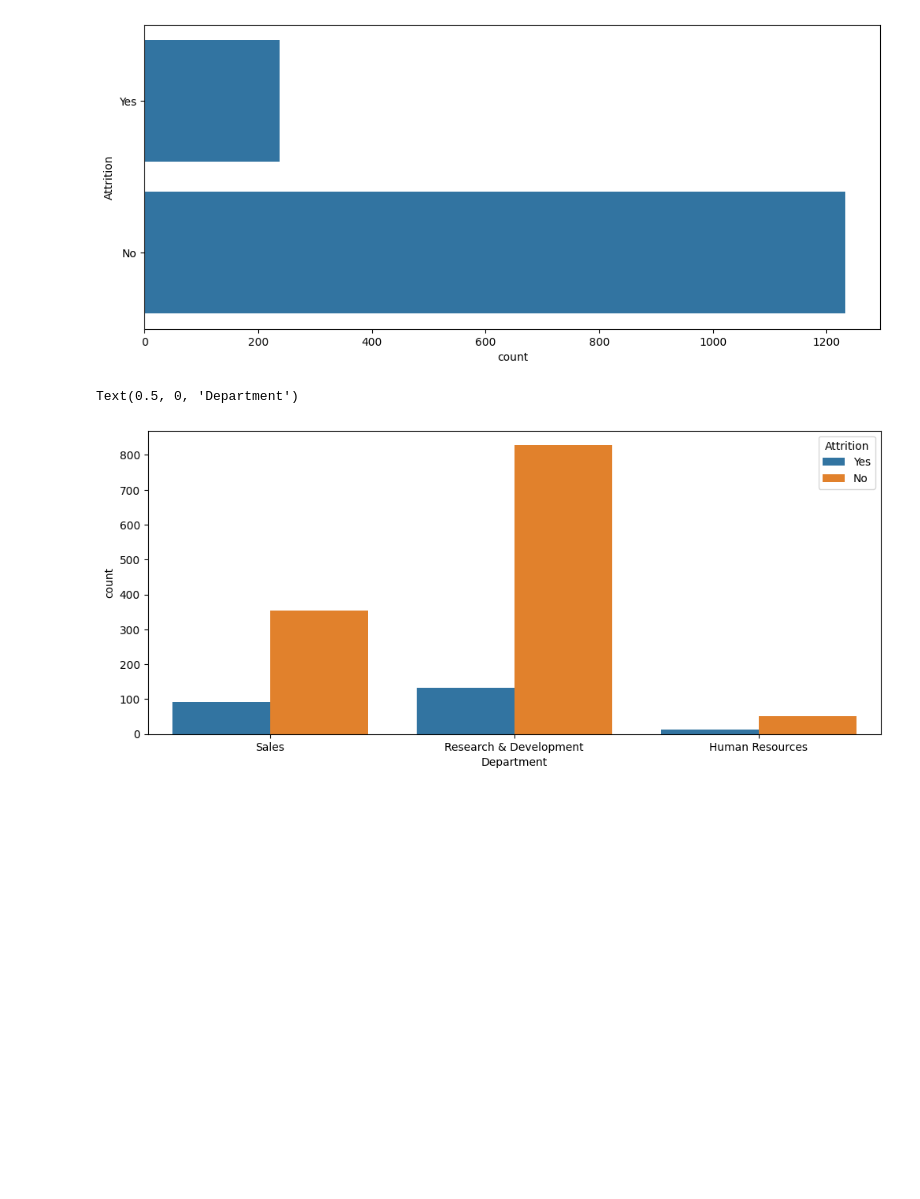
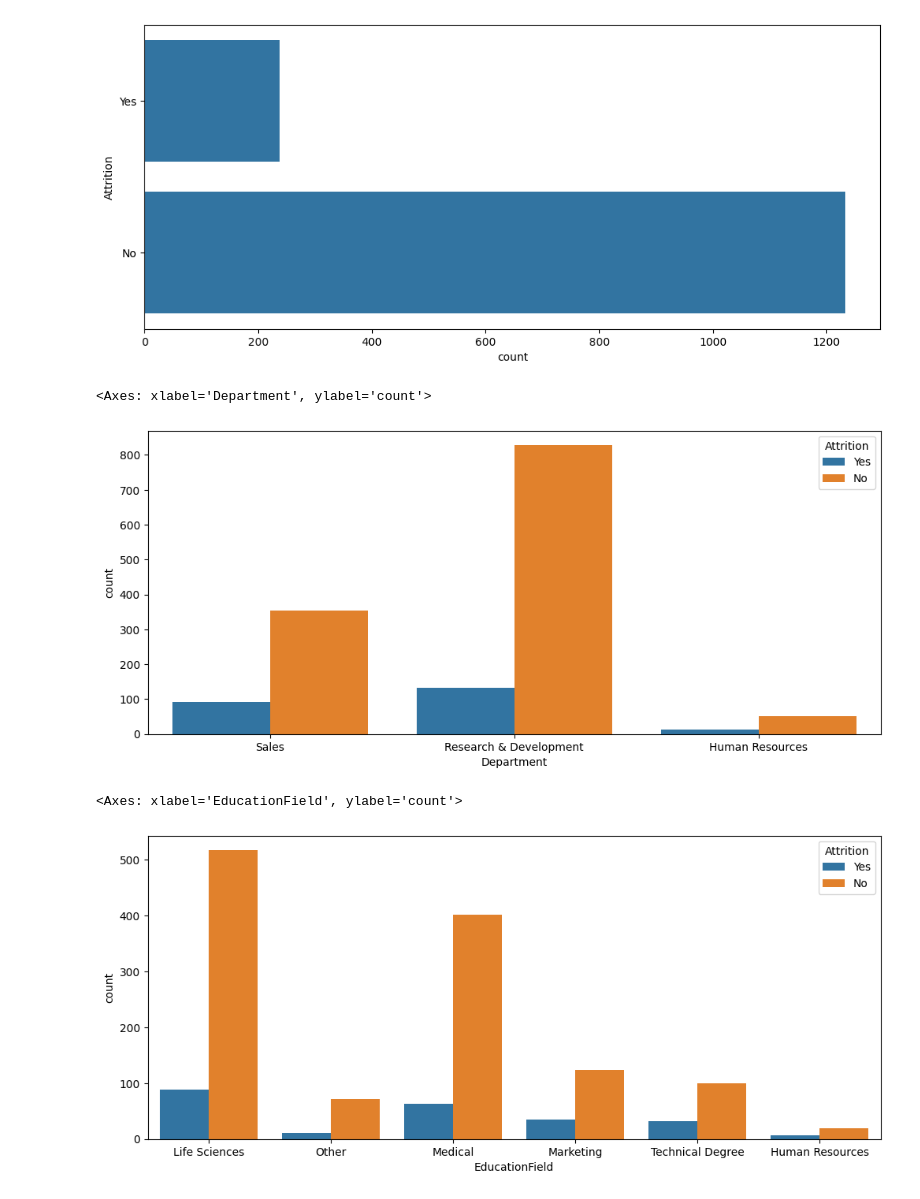
Before and after one commit to Mihan786Chistie/ML_Employee_Attrition, a Jupyter notebook: train.ipynb, the cells around one changed output. Saved outputs shown, nothing was run; the diff lists cells and outputs as text; code cells hidden in the pictures; blank space fills up the shorter version.

```diff
--- a/Untitled.ipynb
+++ b/train.ipynb
@@ -88,7 +88,12 @@ sns.countplot(df['Attrition'])
 # %%
 plt.figure(figsize=(12,5))
 sns.countplot(x='Department', hue='Attrition', data=df)
-plt.xlabel('Department')
 # %% [output]
-Text(0.5, 0, 'Department')
+<Axes: xlabel='Department', ylabel='count'>
 [figure]
+# %%
+plt.figure(figsize=(12,5))
+sns.countplot(x='EducationField', hue='Attrition', data=df)
+# %% [output]
+<Axes: xlabel='EducationField', ylabel='count'>
+[figure, added]
```
Also changed, not shown: parts of 2 cells of this notebook.
